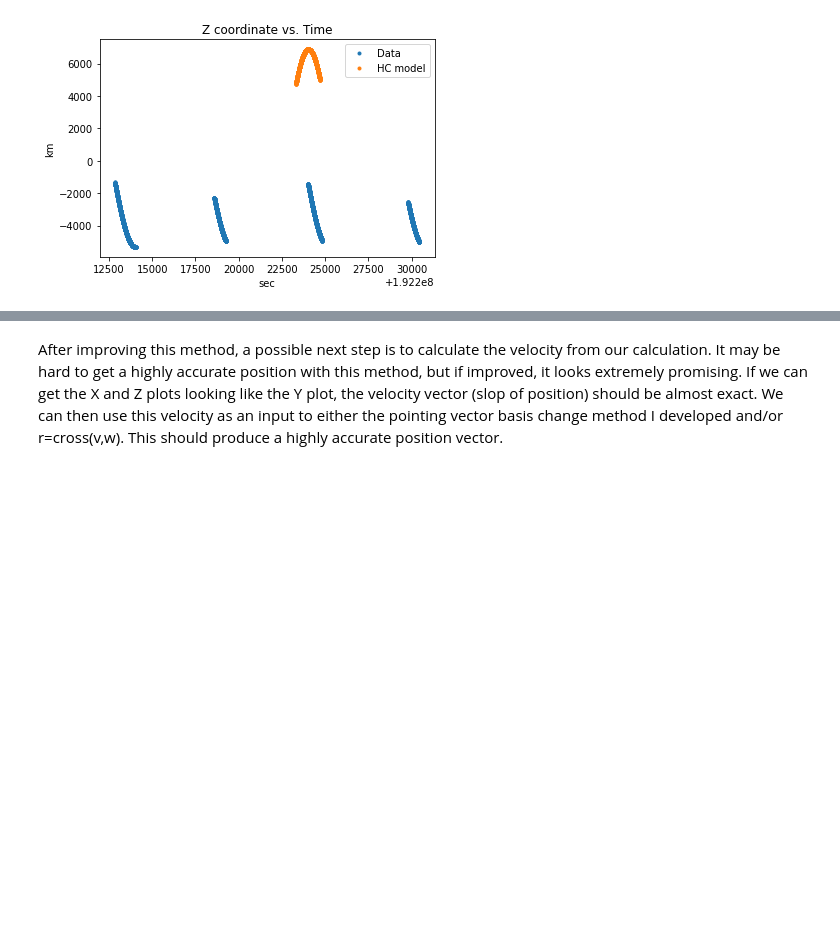
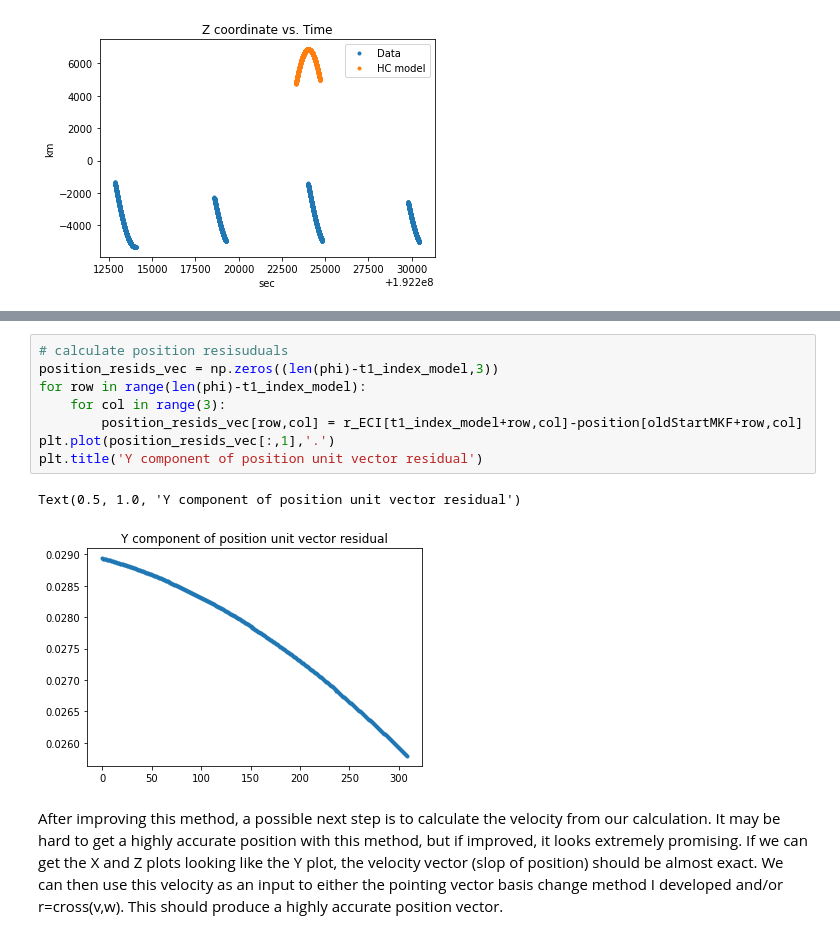
Before and after one commit to dmrowan/LommenResearchGroup, a Jupyter notebook: HorizonCrossing/feb3_orbitTracking.ipynb, the cells around one changed output, grey strips where cells are left out. Cells and saved outputs as stored; diff of their text form; blank space fills up the shorter version.

```diff
--- a/HorizonCrossing/feb3_orbitTracking.ipynb
+++ b/HorizonCrossing/feb3_orbitTracking.ipynb
@@ -140,2 +145,13 @@ Z: 9740km
+# %%
+# calculate position resisuduals
+position_resids_vec = np.zeros((len(phi)-t1_index_model,3))
+for row in range(len(phi)-t1_index_model):
+    for col in range(3):
+        position_resids_vec[row,col] = r_ECI[t1_index_model+row,col]-position[oldStartMKF+row,col]
+plt.plot(position_resids_vec[:,1],'.')
+plt.title('Y component of position unit vector residual')
+# %% [output]
+Text(0.5, 1.0, 'Y component of position unit vector residual')
+[figure, added]
 # %% [markdown]
 After improving this  method, a possible next step is to calculate the velocity from our calculation. It may be hard to get a highly accurate position with this method, but if improved, it looks extremely promising. If we can get the X and Z plots looking like the Y plot, the velocity vector (slop of position) should be almost exact. We can then use this velocity as an input to either the pointing vector basis change method I developed and/or r=cross(v,w). This should produce a highly accurate position vector.
```
Also changed, not shown: parts of 12 cells of this notebook.
